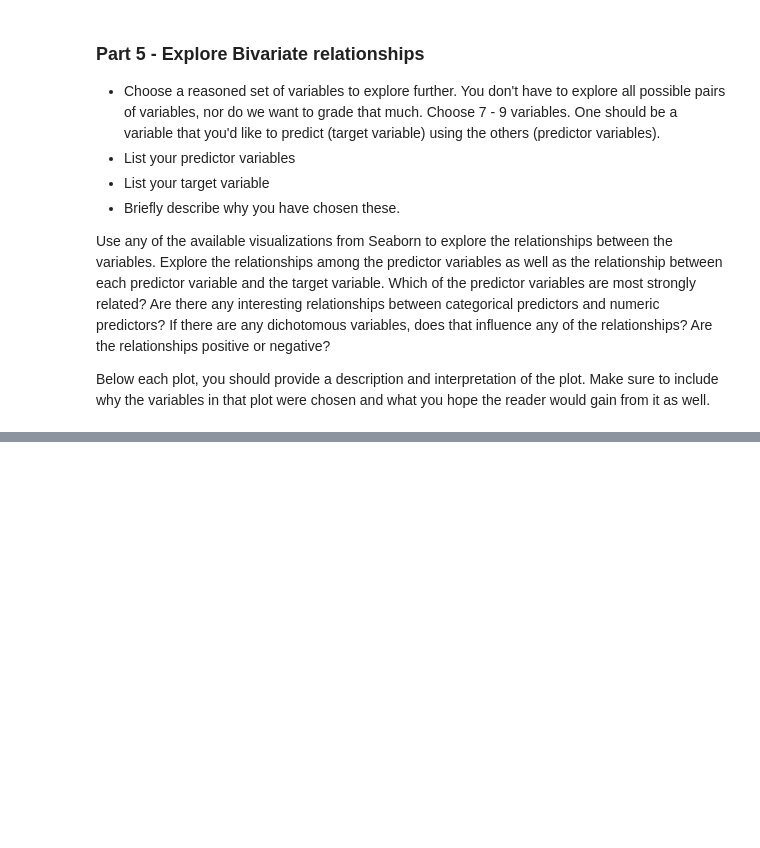
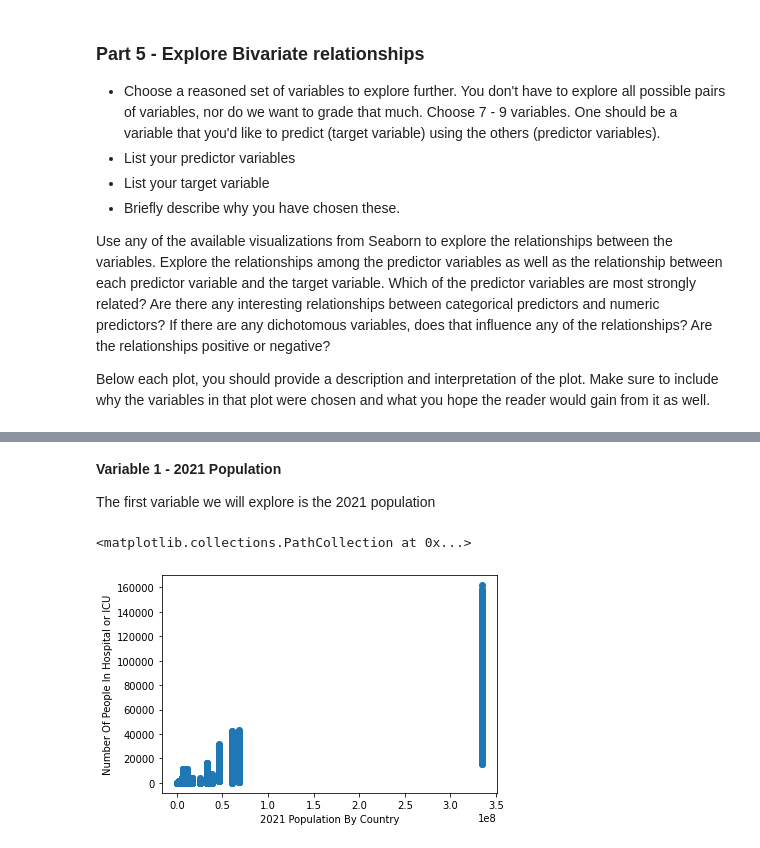
Before and after one commit to CS-5394-ML-Class/Project-2, a Jupyter notebook: Project02 - Gabriel.ipynb, the cells around one changed output, grey strips where cells are left out. Saved outputs shown, nothing was run; the diff lists cells and outputs as text; code cells hidden in the pictures; blank space fills up the shorter version.

```diff
--- a/Project02 - Gabriel.ipynb
+++ b/Project02 - Gabriel.ipynb
@@ -342,0 +350,3 @@ Develop a strategy for verifying that the data is properly merged (hoping and fi
+# %%
+data_orig["hosp_icu_patients"] = data_orig["hosp_patients"] + data_orig["icu_patients"]
+data_orig["hosp_icu_patients_per_million"] = data_orig["hosp_patients_per_million"] + data_orig["icu_patients_per_million"]
@@ -342,0 +362,8 @@ Develop a strategy for verifying that the data is properly merged (hoping and fi
+# %%
+# Before merging, we know that the `location` column in the original data is the same as the
+# `country` column in the extra data, so we are going to make sure the column names are the same
+data_orig.rename(columns={"location":"country"}, inplace=True)
+# %%
+# Combine the datasets using
+data_merged = pandas.merge(data_orig, data_extra, on="iso_code", indicator=True)
+data_merged[:5]
@@ -353,0 +408,15 @@ Below each plot, you should provide a description and interpretation of the plot
+# %%
+# Get the dependent variables as an integer numpy array
+y = np.array([i for i in data_merged["hosp_icu_patients"].to_numpy()], dtype=np.float)
+# %% [markdown]
+<b>Variable 1 - 2021 Population</b>
+
+The first variable we will explore is the 2021 population
+# %%
+x_2021_last_updated = np.array([i.replace(",", "") for i in data_merged["2021_last_updated"].to_numpy()], dtype=np.int)
+plt.pyplot.xlabel("2021 Population By Country")
+plt.pyplot.ylabel("Number Of People In Hospital or ICU")
+plt.pyplot.scatter(x_2021_last_updated, y)
+# %% [output]
+<matplotlib.collections.PathCollection at 0x...>
+[figure, added]
```
Also changed, not shown: parts of 30 cells of this notebook.
